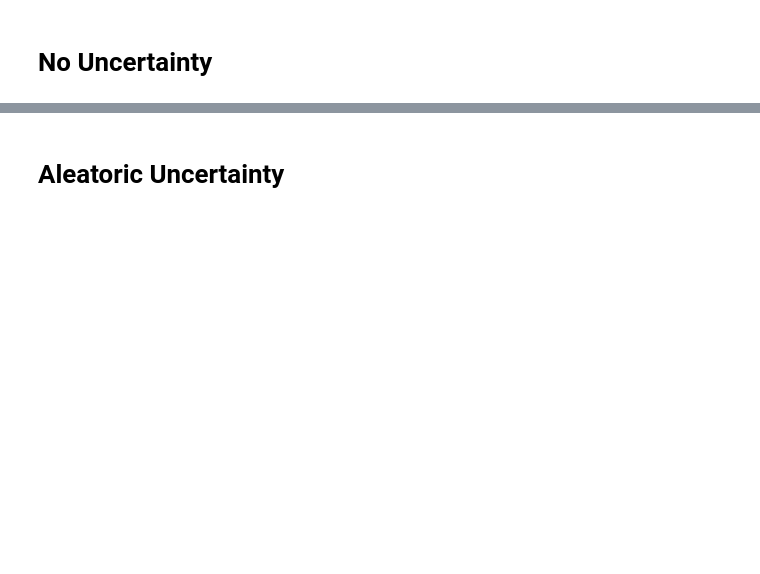
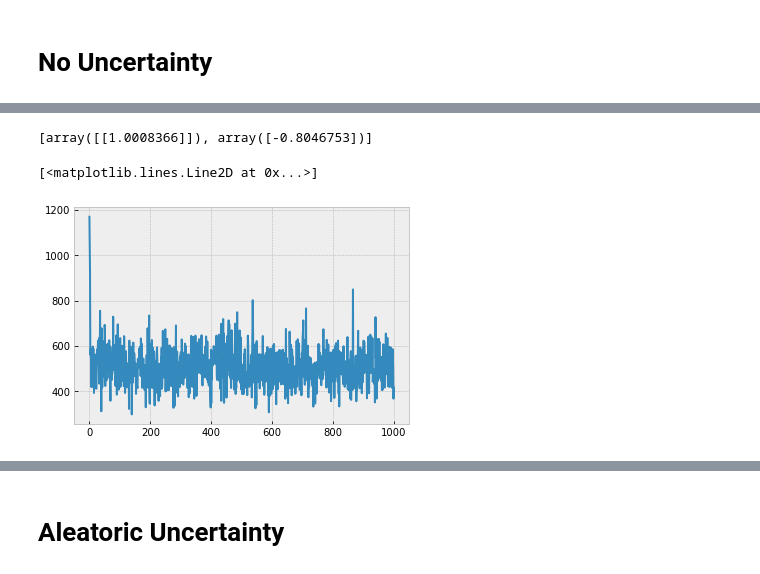
Before and after one commit to sherna90/mxprob, a Jupyter notebook: benchmarks/2.-linear-model.ipynb, the cells around one changed output, grey strips where cells are left out. Cells and saved outputs as stored; diff of their text form; code cells hidden in the pictures; blank space fills up the shorter version.

```diff
--- a/benchmarks/2.-linear-model.ipynb
+++ b/benchmarks/2.-linear-model.ipynb
@@ -41,3 +33,17 @@ hyper={'alpha':nd.array(10.0, ctx=model_ctx)}
+# %%
+import mxnet as mx
+from mxnet import np,gluon
+
+batch_size=64
+X_train_tensor=X_train.values.astype('float32')[:,np.newaxis]
+y_train_tensor=y_train.values.astype('float32')[:,np.newaxis]
+train_ds=mx.gluon.data.dataset.ArrayDataset(X_train_tensor,y_train_tensor)
+train_loader=gluon.data.dataloader.DataLoader(train_ds,batch_size=batch_size,shuffle=True)
+
+X_test_tensor=X_test.values.astype('float32')[:,np.newaxis]
+y_test_tensor=y_test.values.astype('float32')[:,np.newaxis]
+test_ds=mx.gluon.data.dataset.ArrayDataset(X_test_tensor,y_test_tensor)
+test_loader=gluon.data.dataloader.DataLoader(test_ds,batch_size=batch_size,shuffle=False)
 # %%
 import sys
 sys.path.append("../")
@@ -44,13 +58,12 @@ sys.path.append("../")
 # %% [markdown]
 # No Uncertainty
 # %%
+import mxnet as mx
+from mxnet import nd, autograd, gluon,np
 from hamiltonian.inference.bbb import sgd
 from hamiltonian.models.linear import linear
 
-par_aleatoric={'weights':nd.random_normal(shape=1,ctx=model_ctx),
-     'bias':nd.random_normal(shape=1,ctx=model_ctx),
-     'weights_scale':nd.random_normal(shape=1,ctx=model_ctx),
-     'bias_scale':nd.random_normal(shape=1,ctx=model_ctx)}
-hyper={'alpha':nd.array(10.0, ctx=model_ctx),'scale':1.}
-model=linear(hyper,ctx=model_ctx)
-inference=sgd(model,par_aleatoric,step_size=0.05,ctx=model_ctx)
+model_ctx=mx.cpu()
+hyper={'alpha':np.array(10.0, ctx=model_ctx),'scale':1.}
+model=linear(hyper,in_units=1,out_units=1,ctx=model_ctx)
+inference=sgd(model,step_size=0.0005,ctx=model_ctx)
@@ -62,3 +69,0 @@ y_train_tensor=y_train.values
-# %%
-par,loss=inference.fit(epochs=1000,batch_size=64,gamma=0.9,
-                       X_train=X_train_tensor,y_train=y_train_tensor,verbose=False)
@@ -72,0 +87,10 @@ y_pred.stddev
+# %%
+
+[par.data() for par in  model.net.collect_params().values()]
+# %% [output]
+[array([[1.0008366]]), array([-0.8046753])]
+# %%
+plt.plot(loss)
+# %% [output]
+[<matplotlib.lines.Line2D at 0x...>]
+[figure, added]
```
Also changed, not shown: parts of 17 cells of this notebook, 4 other files.
